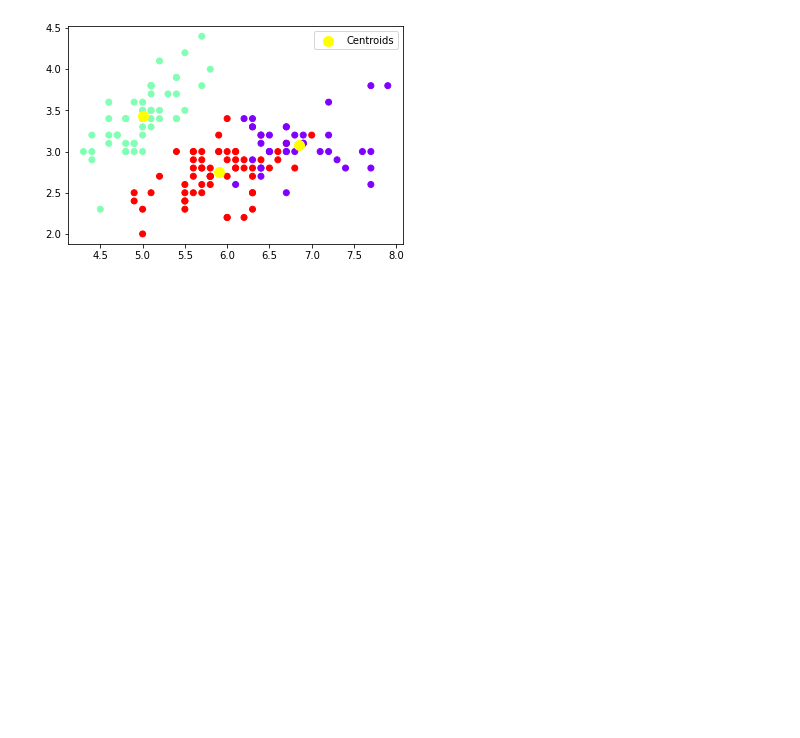
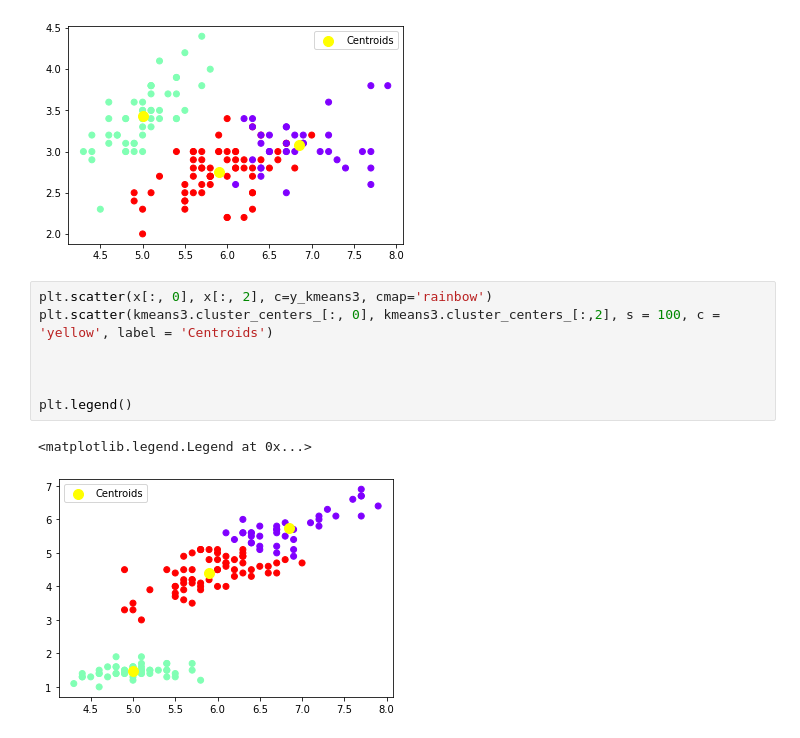
Before and after one commit to JeffreyXieCn/LearnAIML, a Jupyter notebook: Python/PythonTraining/Part4-StatisticAnalysis/HEC_python_part4.ipynb, the cells around one changed output. Cells and saved outputs as stored; diff of their text form; blank space fills up the shorter version.

```diff
--- a/Python/PythonTraining/Part4-StatisticAnalysis/HEC_python_part4.ipynb
+++ b/Python/PythonTraining/Part4-StatisticAnalysis/HEC_python_part4.ipynb
@@ -664,3 +743,13 @@ plt.legend()
 # %% [output]
 <matplotlib.legend.Legend at 0x...>
 [figure]
+# %%
+plt.scatter(x[:, 0], x[:, 2], c=y_kmeans3, cmap='rainbow')
+plt.scatter(kmeans3.cluster_centers_[:, 0], kmeans3.cluster_centers_[:,2], s = 100, c = 'yellow', label = 'Centroids')
+
+
+
+plt.legend()
+# %% [output]
+<matplotlib.legend.Legend at 0x...>
+[figure, added]
```
Also changed, not shown: parts of 19 cells of this notebook.
